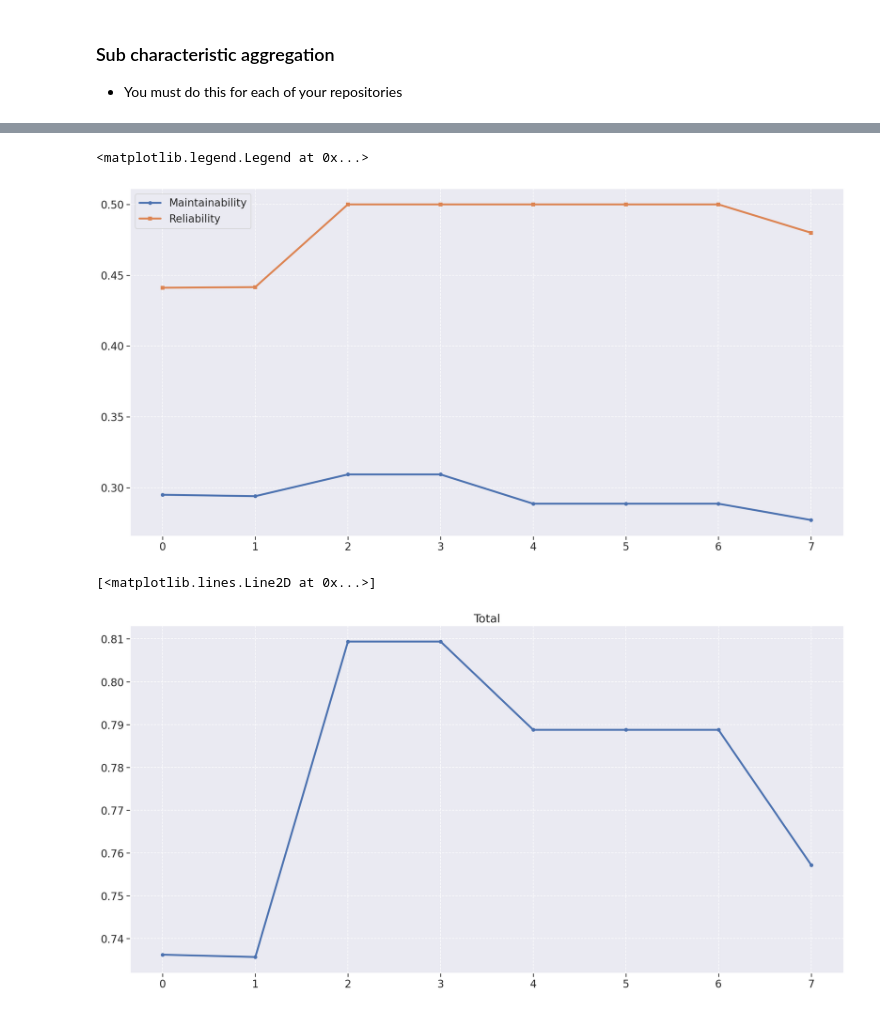
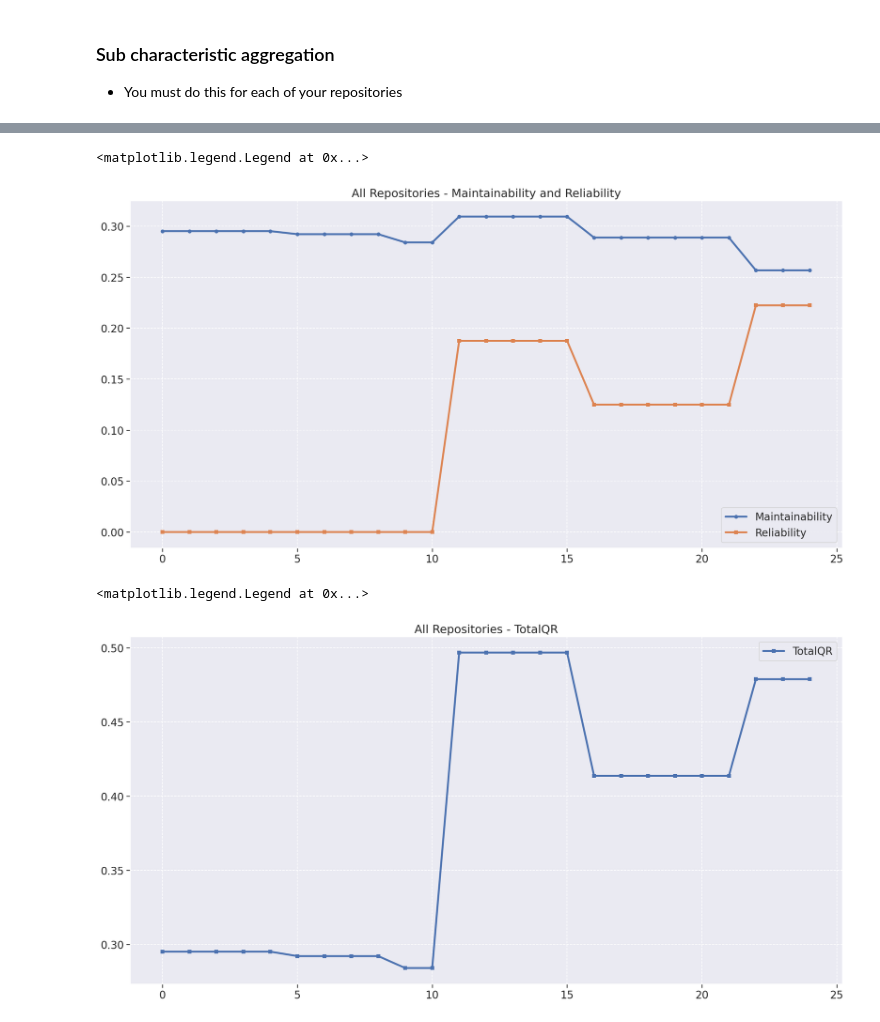
Before and after one commit to fga-eps-mds/2021-2-Eu_Pescador-Doc, a Jupyter notebook: analytics/analytics.ipynb, the cells around one changed output, grey strips where cells are left out. Cells and saved outputs as stored; diff of their text form; code cells hidden in the pictures.

Commit message:
add descriptive statistics and box plot graph

```diff
--- a/analytics/analytics.ipynb
+++ b/analytics/analytics.ipynb
@@ -189,7 +188,11 @@ def create_file_df(json_list):
 
     df['repository'] = aux_df[1]
 
-    df['version'] = aux_df[2]
+    df['version'] = aux_df[8]
+
+    df['date'] = aux_df[2] + '-' + aux_df[3] + '-' + aux_df[4] + '-' + aux_df[5] + ':' + aux_df[6] + ':' + aux_df[7]
+
+    # print(aux_df)
 
     df = df.sort_values(by=['repository', 'version'])
 
@@ -298,13 +301,12 @@ def create_metrics_df(df):
     m1_list = []
     m2_list = []
     m3_list = []
-    m4_list = []
-    m5_list = []
     m6_list = []
 
     ncloc_list = []
     repository_list = []
     version_list = []
+    date_list = []
 
     metrics_df = pd.DataFrame()
 
@@ -315,23 +317,22 @@ def create_metrics_df(df):
         m1_list.append(m1(version_df))
         m2_list.append(m2(version_df))
         m3_list.append(m3(version_df))
-        m4_list.append(m3(version_df))
-        m5_list.append(m3(version_df))
-        m6_list.append(m3(version_df))
+        m6_list.append(m6(version_df))
 
         ncloc_list.append(_ncloc(version_df))
         repository_list.append(version_df['repository'].iloc[0])
         version_list.append(version)
+        date_list.append(version_df['date'].iloc[0])
 
     metrics_df = pd.DataFrame({'m1': m1_list,
                                'm2': m2_list,
                                'm3': m3_list,
-                               'm4': m3_list,
-                               'm5': m3_list,
-                               'm6': m3_list,
-                               'repository': repository_list,
-                               'version': version_list,
-                               'ncloc': ncloc_list})
+                               'm6': m6_list,
+                               'LOC': ncloc_list,
+                               'Repository': repository_list,
+                               'Version': version_list,
+                               'Date': date_list
+                            })
 
     return metrics_df
 # %%
@@ -420,10 +413,10 @@ repo2_metrics['code_quality'] = ((repo2_metrics['m1']*pm1) + (repo2_metrics['m2'
 repo3_metrics['code_quality'] = ((repo3_metrics['m1']*pm1) + (repo3_metrics['m2']*pm2) + (repo3_metrics['m3']*pm3)) * psc1
 repo4_metrics['code_quality'] = ((repo4_metrics['m1']*pm1) + (repo4_metrics['m2']*pm2) + (repo4_metrics['m3']*pm3)) * psc1
 
-repo1_metrics['testing_status'] = ((repo1_metrics['m4']*pm4) + (repo1_metrics['m5']*pm5) + (repo1_metrics['m6']*pm6)) * psc2
-repo2_metrics['testing_status'] = ((repo2_metrics['m4']*pm4) + (repo2_metrics['m5']*pm5) + (repo2_metrics['m6']*pm6)) * psc2
-repo3_metrics['testing_status'] = ((repo3_metrics['m4']*pm4) + (repo3_metrics['m5']*pm5) + (repo3_metrics['m6']*pm6)) * psc2
-repo4_metrics['testing_status'] = ((repo4_metrics['m4']*pm4) + (repo4_metrics['m5']*pm5) + (repo4_metrics['m6']*pm6)) * psc2
+repo1_metrics['testing_status'] = repo1_metrics['m6'] * psc2
+repo2_metrics['testing_status'] = repo2_metrics['m6'] * psc2
+repo3_metrics['testing_status'] = repo3_metrics['m6'] * psc2
+repo4_metrics['testing_status'] = repo4_metrics['m6'] * psc2
 # %%
 fig = plt.figure(figsize=(20, 10))
 
@@ -451,9 +444,9 @@ plt.legend()
 # %%
 metrics_df = pd.concat([repo1_metrics, repo2_metrics, repo3_metrics, repo4_metrics], ignore_index=True)
 
-metrics_df['maintainability'] = metrics_df['code_quality'] * pc1
-metrics_df['reliability'] = metrics_df['testing_status'] * pc2
-metrics_df['total'] = metrics_df['maintainability'] + metrics_df['reliability']
+metrics_df['Maintainability'] = metrics_df['code_quality'] * pc1
+metrics_df['Reliability'] = metrics_df['testing_status'] * pc2
+metrics_df['Total_QR'] = metrics_df['Maintainability'] + metrics_df['Reliability']
 # %%
 metrics_df
 # %% [output]
@@ -469,18 +470,20 @@ metrics_df
 # %%
 fig = plt.figure(figsize=(20, 10))
 
+plt.title('All Repositories - Maintainability and Reliability')
+plt.plot(metrics_df['Maintainability'], linewidth=3, marker='o', label='Maintainability', markersize=5)
+plt.plot(metrics_df['Reliability'], linewidth=3, marker='s', label='Reliability', markersize=5)
 
-plt.plot(metrics_df['maintainability'], linewidth=3, marker='o', label='Maintainability', markersize=5)
-plt.plot(metrics_df['reliability'], linewidth=3, marker='s', label='Reliability', markersize=5)
 plt.legend()
 # %% [output]
 <matplotlib.legend.Legend at 0x...>
-[figure, old version]
+[figure, new version]
 # %%
 fig = plt.figure(figsize=(20, 10))
 
-plt.title('Total')
-plt.plot(metrics_df['total'], linewidth=3, marker='o', markersize=5)
+plt.title('All Repositories - TotalQR')
+plt.plot(metrics_df['Total_QR'], linewidth=3, marker='s', label='TotalQR', markersize=5)
+plt.legend()
 # %% [output]
-[<matplotlib.lines.Line2D at 0x...>]
+<matplotlib.legend.Legend at 0x...>
-[figure, old version]
+[figure, new version]
```
Also changed, not shown: parts of 22 cells of this notebook, 1 other file.
